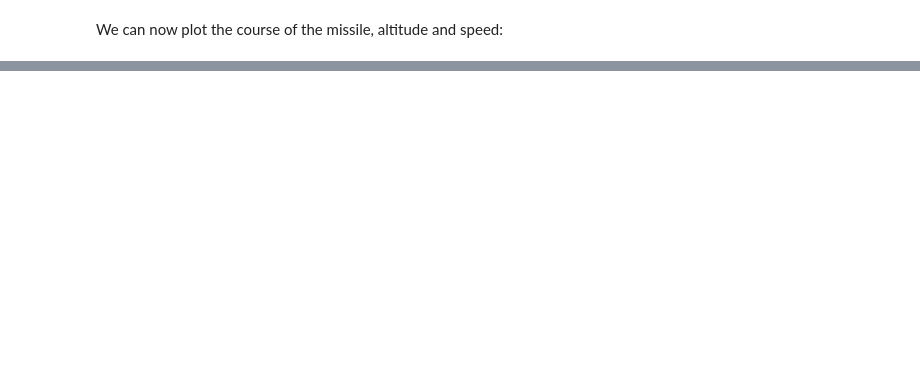
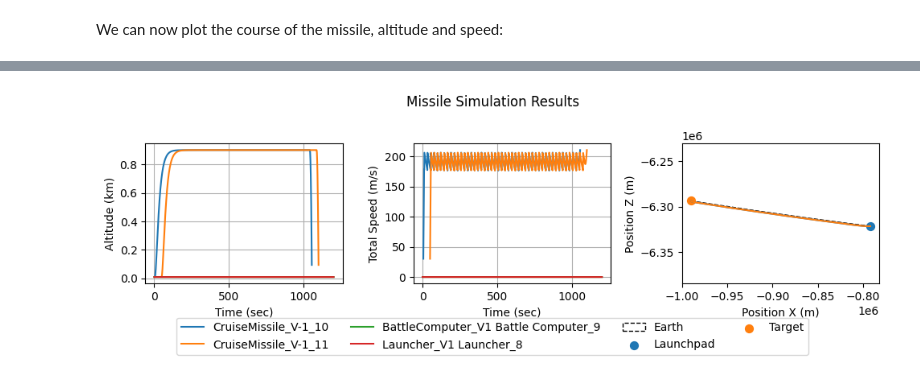
Before and after one commit to Sylvain-Rama/MAD, a Jupyter notebook: notebooks/test_switchable_guidances.ipynb, the cells around one changed output, grey strips where cells are left out. Drawn from its saved outputs; the diff is of its cells as text; code cells hidden in the pictures; blank space fills up the shorter version.

```diff
--- a/notebooks/test_switchable_guidances.ipynb
+++ b/notebooks/test_switchable_guidances.ipynb
@@ -141,0 +189,13 @@ fig.tight_layout(pad=1.2)
+# %%
+dt = 1.0
+max_time = 1_200.0
+
+sim = Simulation(max_time=max_time, dt=dt)
+# We don't want to collect data for the battle computer or the launcher.
+sim.collector.ignore_objects = [battle_computer, launcher]
+sim.run(
+    planet=earth,
+    moving_objs=[launcher, battle_computer], # The only moving object is the missile
+)
+
+df = sim.results
@@ -141,0 +213,37 @@ fig.tight_layout(pad=1.2)
+# %%
+# Some post-processing to add useful columns to the dataframe.
+df["altitude_km"] = df["position"].apply(lambda pos: (np.linalg.norm(pos) - earth.radius) / 1e3)
+df["energy_kJ"] = df["speed"].apply(lambda speed: 0.5 * speed**2 / 1e3)
+df["gamma_deg"] = df["gamma"].apply(lambda g: np.degrees(g) if g is not None else None)
+df = df.sort_values(by=["name", "time"])
+# %%
+fig, ax = plt.subplots(ncols=3, nrows=1, figsize=(10, 3))
+ax = ax.ravel()
+
+sns.lineplot(data=df, x="time", y="altitude_km", hue="_id", ax=ax[0])
+sns.lineplot(data=df, x="time", y="speed", hue="_id", ax=ax[1])
+sns.lineplot(data=df, x="posx", y="posz", hue="_id", ax=ax[2], sort=False, errorbar=None)
+
+ax[0].set_xlabel("Time (sec)")
+ax[0].set_ylabel("Altitude (km)")
+
+ax[1].set_xlabel("Time (sec)")
+ax[1].set_ylabel("Total Speed (m/s)")
+
+
+plot_2D_planet_with_points(earth, points = [launchpad, target], ax=ax[2], display="arc")
+ax[2].set_xlabel("Position X (m)")
+ax[2].set_ylabel("Position Z (m)")
+ax[2].set_aspect("equal", adjustable="datalim")
+
+for a in ax:
+    a.grid()
+    a.legend()
+    handles, labels = a.get_legend_handles_labels()
+    a.legend().remove()
+
+fig.suptitle("Missile Simulation Results")
+fig.legend(handles, labels, loc="lower center", ncol=4, bbox_to_anchor=(0.5, -0.12))
+fig.tight_layout(pad=1.2)
+# %% [output]
+[figure, added]
```
Also changed, not shown: parts of 13 cells of this notebook, 2 other files.
